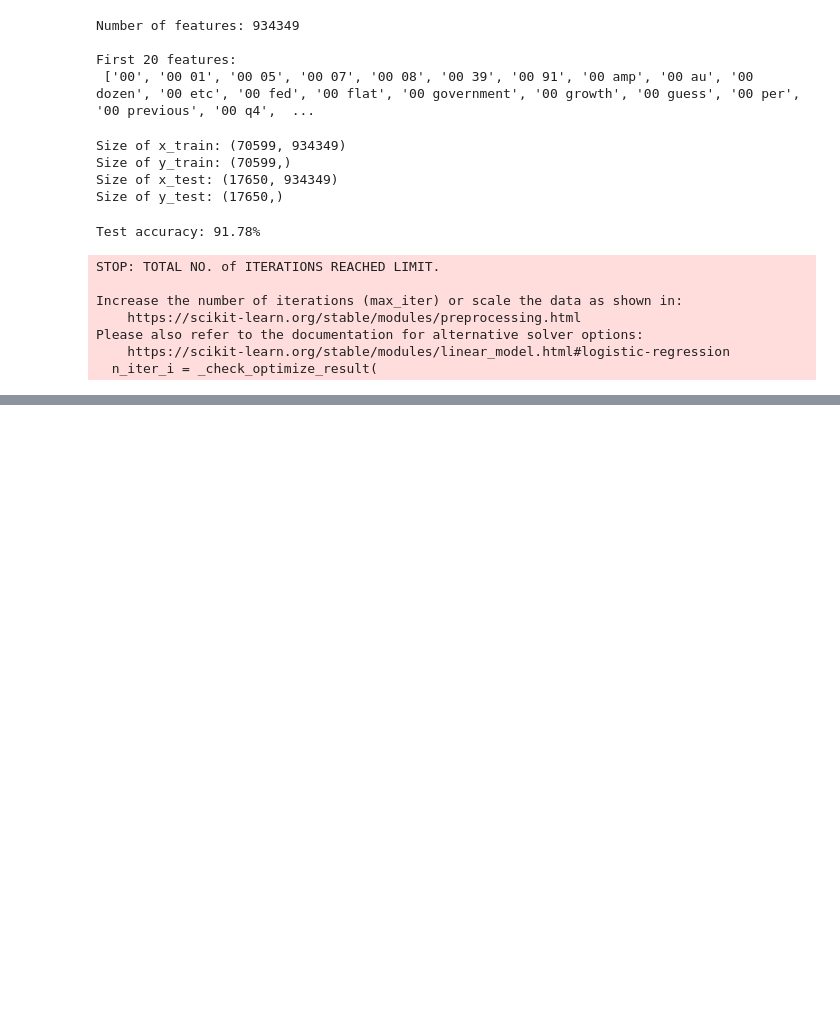
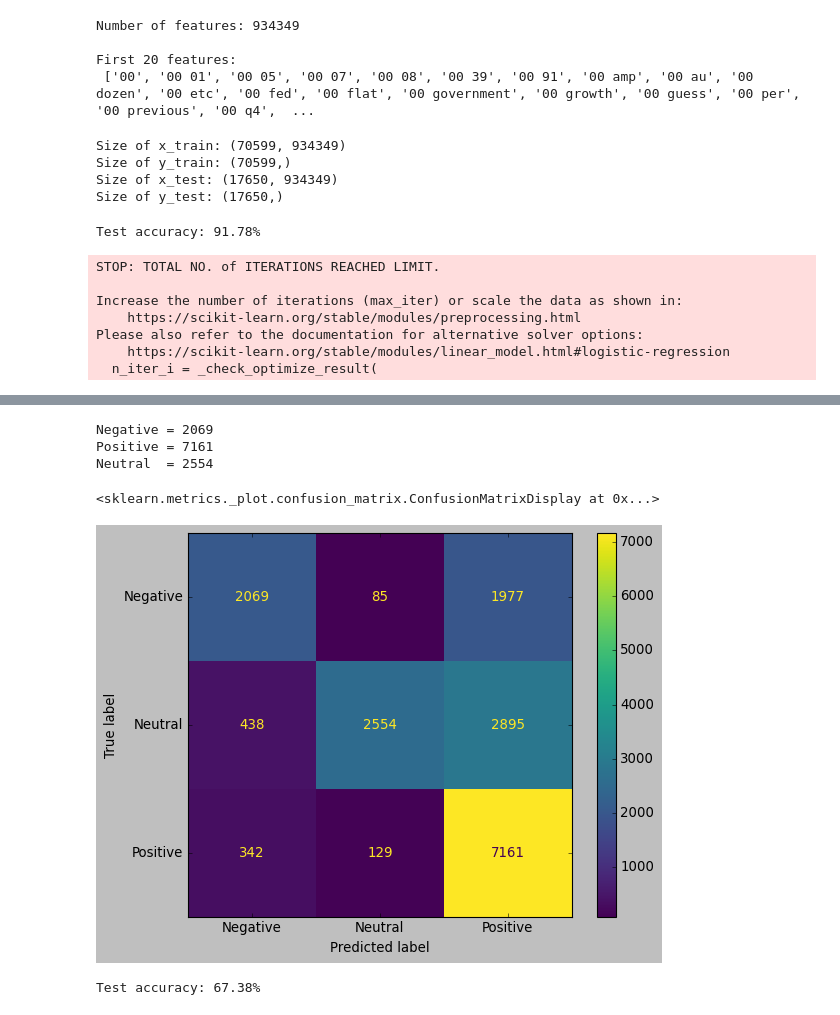
Before and after one commit to Adhitya-1/Twitter-sentiment-analysis, a Jupyter notebook: analysis.ipynb, the cells around one changed output, grey strips where cells are left out. Drawn from its saved outputs; the diff is of its cells as text; code cells hidden in the pictures; blank space fills up the shorter version.

```diff
--- a/analysis.ipynb
+++ b/analysis.ipynb
@@ -329,0 +404,24 @@ Please also refer to the documentation for alternative solver options:
+# %%
+print("Negative =" , confusion1[0][0])
+print("Positive =" , confusion1[2][2])
+print("Neutral  =" , confusion1[1][1])
+# %% [output]
+Negative = 2069
+Positive = 7161
+Neutral  = 2554
+# %%
+style.use('classic')
+cm = confusion_matrix(y_test, logreg1_pred, labels=logreg1.classes_)
+disp = ConfusionMatrixDisplay(confusion_matrix = cm, display_labels=logreg1.classes_)
+disp.plot()
+# %% [output]
+<sklearn.metrics._plot.confusion_matrix.ConfusionMatrixDisplay at 0x...>
+[figure, added]
+# %%
+logreg2 = BernoulliNB()
+logreg2.fit(x_train, y_train)
+logreg2_pred = logreg2.predict(x_test)
+logreg2_acc = accuracy_score(logreg2_pred, y_test)
+print("Test accuracy: {:.2f}%".format(logreg2_acc*100))
+# %% [output]
+Test accuracy: 67.38%
```
Also changed, not shown: parts of 23 cells of this notebook.
